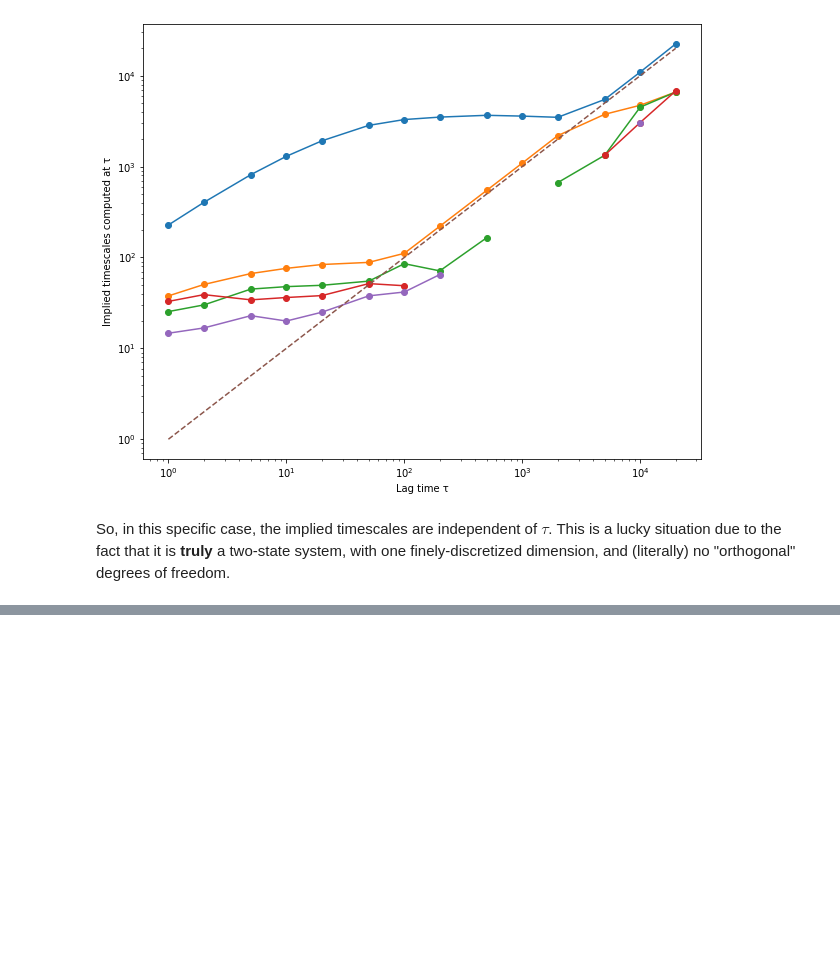
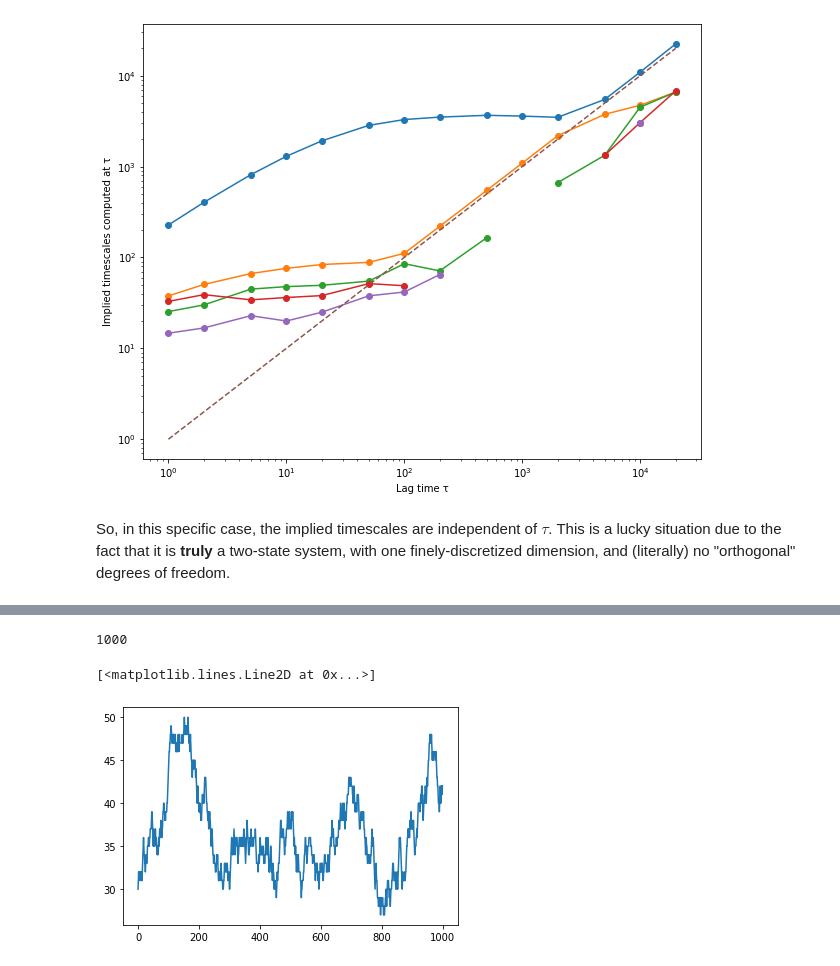
Before and after one commit to giorginolab/2020-Markov-Tutorial-BCN, a Jupyter notebook: Markov_Tutorial_BCN_2020.ipynb, the cells around one changed output, grey strips where cells are left out. Saved outputs shown, nothing was run; the diff lists cells and outputs as text; code cells hidden in the pictures; blank space fills up the shorter version.

```diff
--- a/Markov_Tutorial_BCN_2020.ipynb
+++ b/Markov_Tutorial_BCN_2020.ipynb
@@ -494,0 +506,11 @@ and (literally) no "orthogonal" degrees of freedom.
+# %%
+d_ensemble = np.split(d, 100)
+# %%
+len(d_ensemble[0])
+# %% [output]
+1000
+# %%
+plt.plot(d_ensemble[41])
+# %% [output]
+[<matplotlib.lines.Line2D at 0x...>]
+[figure, added]
```
Also changed, not shown: parts of 19 cells of this notebook.
